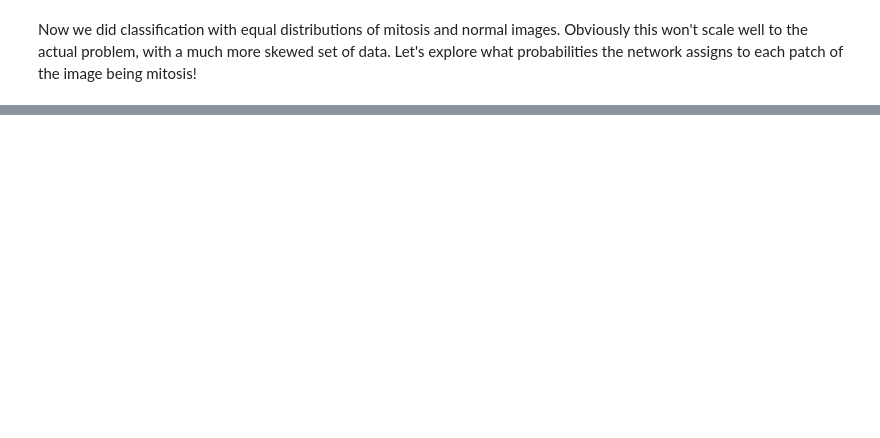
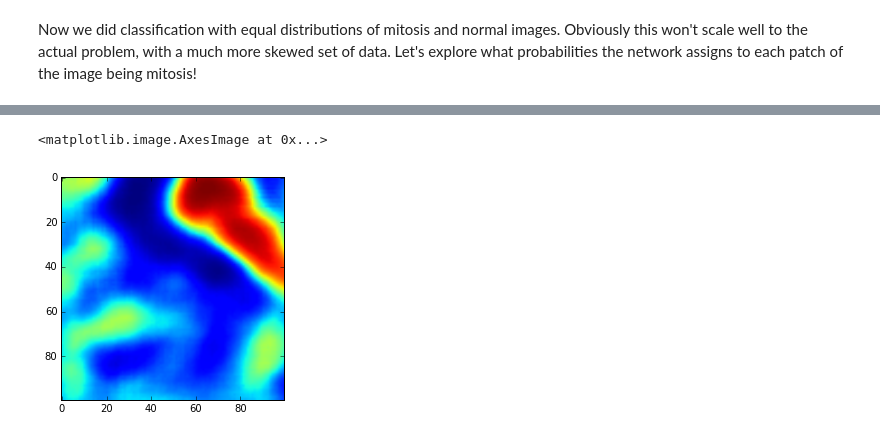
Before and after one commit to nikcheerla/TCGA-Mitosis, a Jupyter notebook: Mitosis Exploration-Visualization.ipynb, the cells around one changed output, grey strips where cells are left out. Saved outputs shown, nothing was run; the diff lists cells and outputs as text; code cells hidden in the pictures; blank space fills up the shorter version.

```diff
--- a/Mitosis Exploration-Visualization.ipynb
+++ b/Mitosis Exploration-Visualization.ipynb
@@ -539,0 +580,5 @@ for i in range(PATCH_SIZE, SIZE/10):
+# %%
+plt.imshow(patch_probs[x1:x2, y1:y2])
+# %% [output]
+<matplotlib.image.AxesImage at 0x...>
+[figure, added]
```
Also changed, not shown: parts of 16 cells of this notebook, 40 other files.
